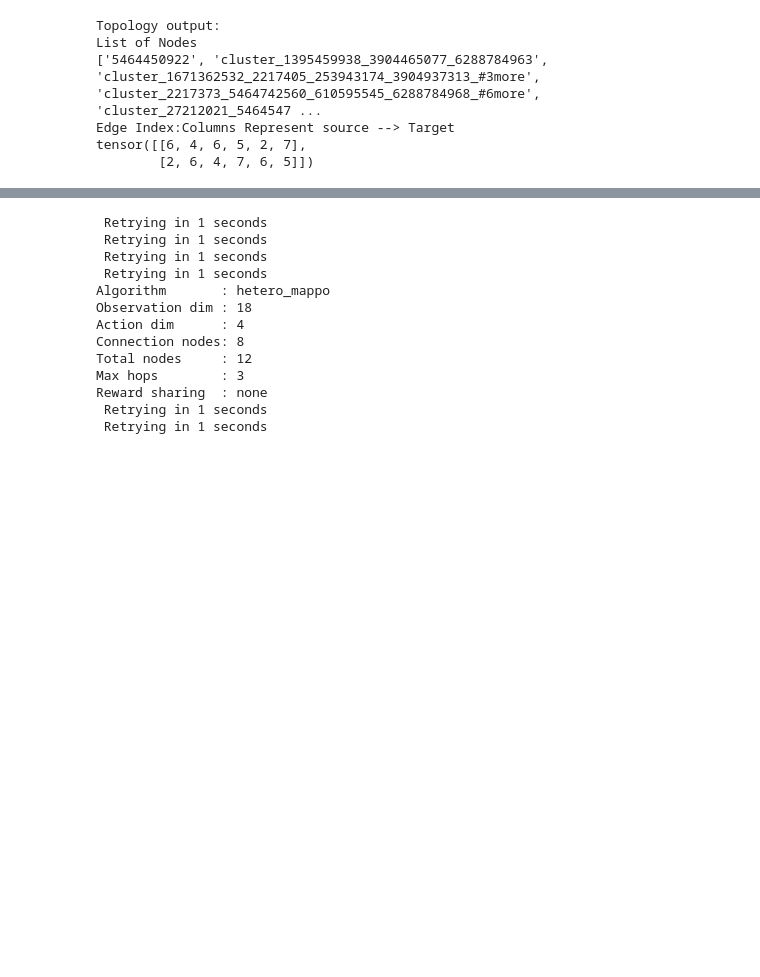
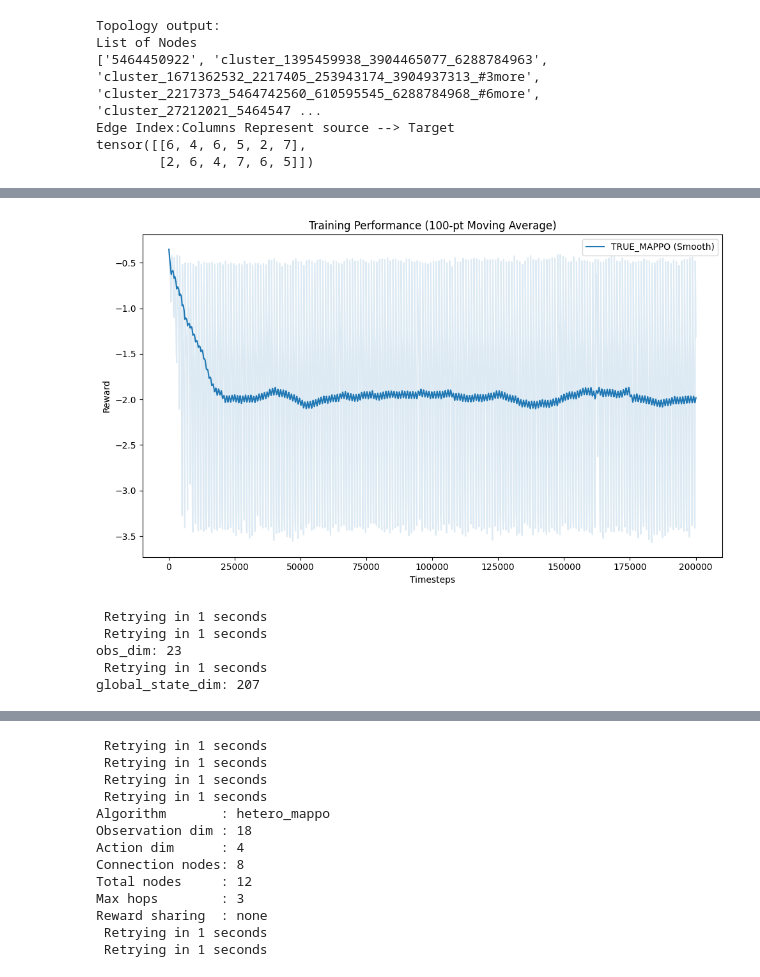
Before and after one commit to abergh18/marl-tsc, a Jupyter notebook: notebooks/het_graph_test_flow.ipynb, the cells around one changed output, grey strips where cells are left out. Drawn from its saved outputs; the diff is of its cells as text; code cells hidden in the pictures; blank space fills up the shorter version.

```diff
--- a/notebooks/het_graph_test_flow.ipynb
+++ b/notebooks/het_graph_test_flow.ipynb
@@ -505,0 +599,26 @@ Sample of non-primary edges leaving TLS junctions:
+# %%
+plot_moving_average_histories(base_history)
+plt.show()
+# %% [output]
+[figure, added]
+# %%
+from marl_tsc.graph_based.graph_env import GraphTrafficEnv
+from marl_tsc.graph_based.multi_hop_graph_builder import MultiHopGraphBuilder
+
+builder = MultiHopGraphBuilder(str(paths.network_file), max_hops=7)
+env = GraphTrafficEnv(
+    config_file=str(paths.config_file),
+    network_file=str(paths.network_file),
+    possible_agents=traffic_light_ids,
+    graph_builder=builder,
+)
+graph_obs, _ = env.reset()
+print(f"obs_dim: {graph_obs.graph.x.shape[1]}")
+print(f"global_state_dim: {env.global_state_dim}")
+env.close()
+# %% [output]
+ Retrying in 1 seconds
+ Retrying in 1 seconds
+obs_dim: 23
+ Retrying in 1 seconds
+global_state_dim: 207
```
Also changed, not shown: parts of 22 cells of this notebook.
